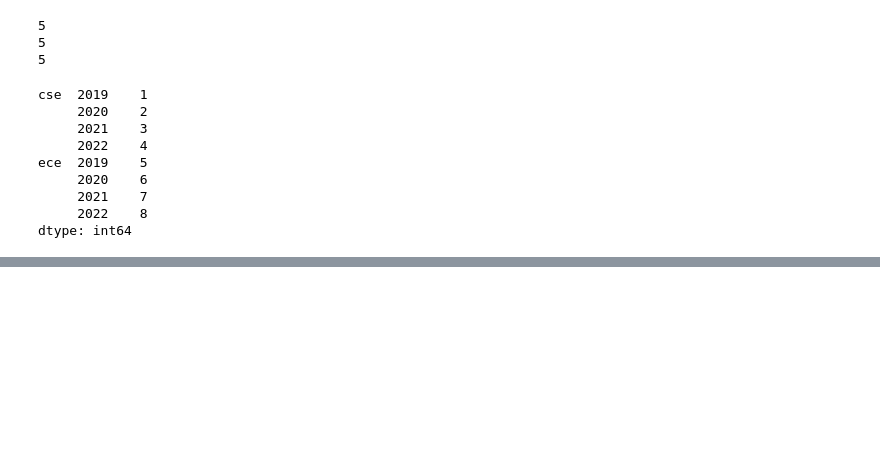
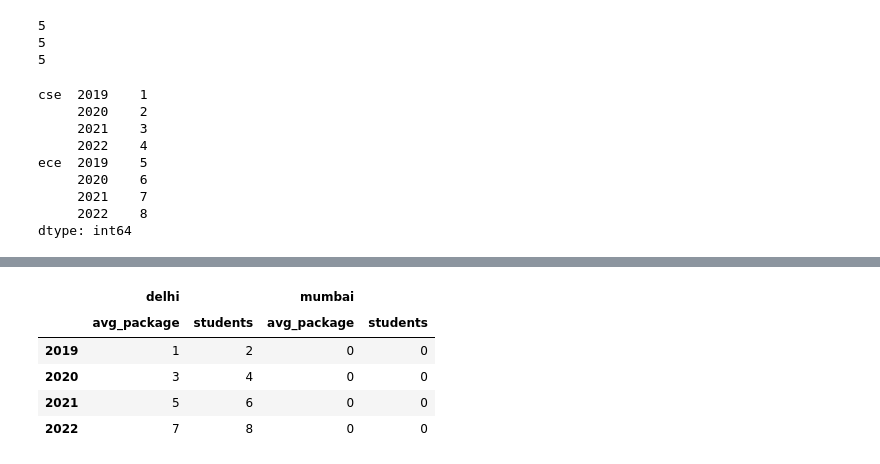
Before and after one commit to Muhammad-Waleed-Source/Pandas, a Jupyter notebook: Pandas_6_MultiIndex_Series_and_DataFrames.ipynb, the cells around one changed output, grey strips where cells are left out. Cells and saved outputs as stored; diff of their text form; code cells hidden in the pictures; blank space fills up the shorter version.

Commit message:
Multi-indexing on Dataframe

```diff
--- a/Pandas_6_MultiIndex_Series_and_DataFrames.ipynb
+++ b/Pandas_6_MultiIndex_Series_and_DataFrames.ipynb
@@ -145,0 +238,21 @@ dtype: int64
+# %%
+# multiindex df from columns perspective
+branch_df2 = pd.DataFrame(
+    [
+        [1,2,0,0],
+        [3,4,0,0],
+        [5,6,0,0],
+        [7,8,0,0],
+    ],
+    index = [2019,2020,2021,2022],
+    columns = pd.MultiIndex.from_product([['delhi','mumbai'],['avg_package','students']])
+)
+
+branch_df2
+# %% [output]
+|  | delhi |  | mumbai |  |
+|  | avg_package | students | avg_package | students |
+| 2019 | 1 | 2 | 0 | 0 |
+| 2020 | 3 | 4 | 0 | 0 |
+| 2021 | 5 | 6 | 0 | 0 |
+| 2022 | 7 | 8 | 0 | 0 |
```
Also changed, not shown: parts of 16 cells of this notebook.
